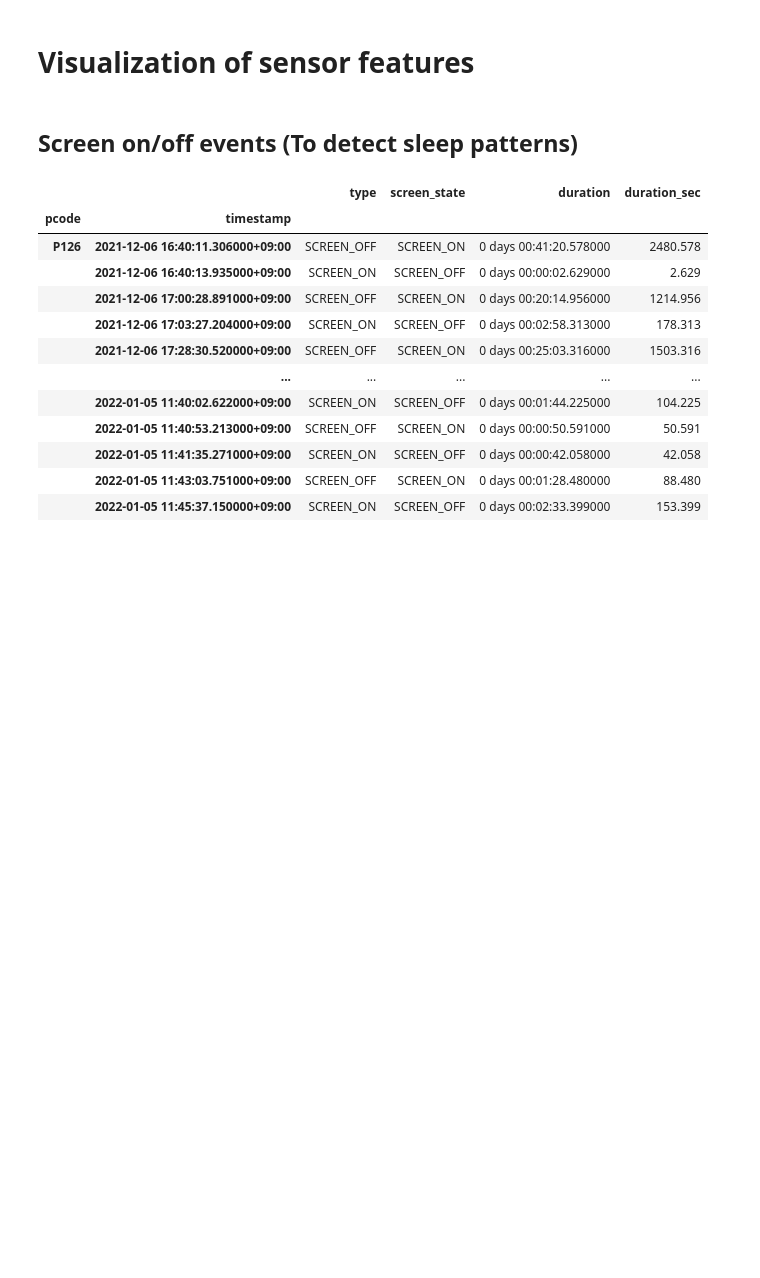
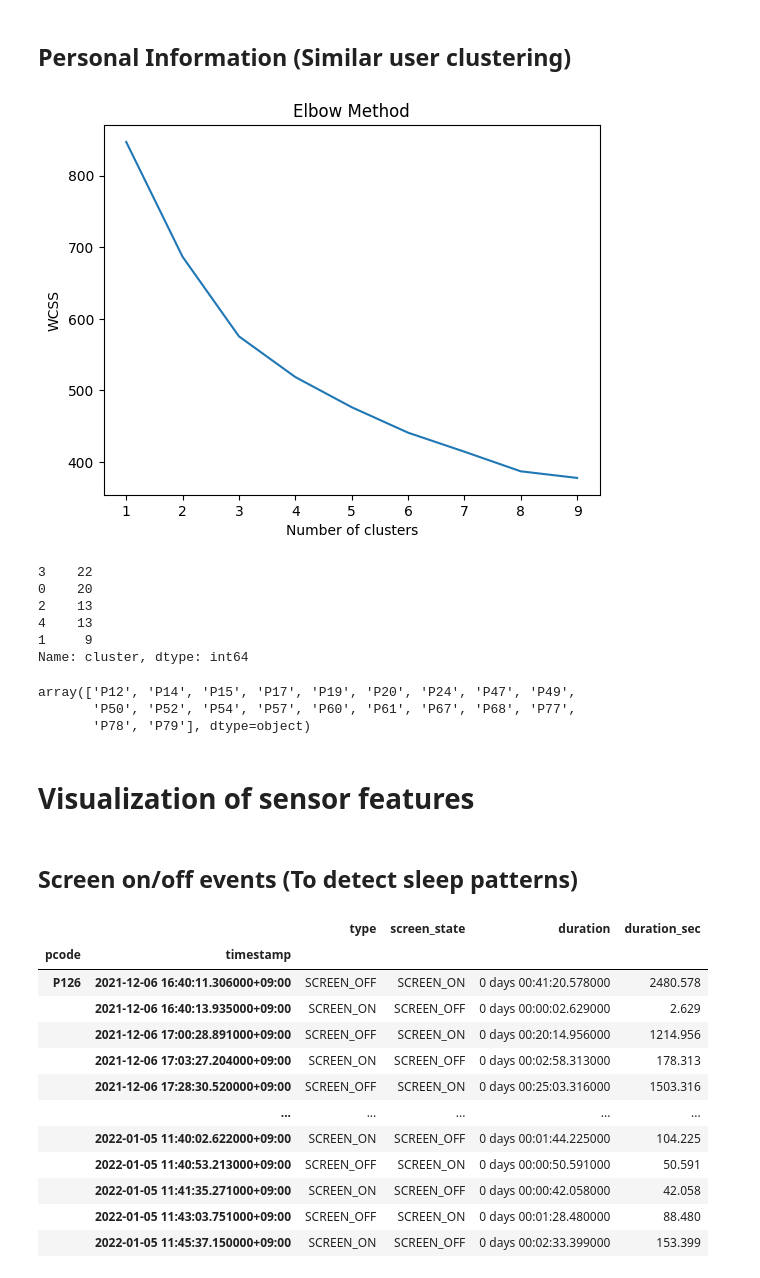
Before and after one commit to SteinPanyu/IndependentReproducibility, a Jupyter notebook: EDA.ipynb, the cells around one changed output. Drawn from its saved outputs; the diff is of its cells as text; code cells hidden in the pictures; blank space fills up the shorter version.

```diff
--- a/EDA.ipynb
+++ b/EDA.ipynb
@@ -19,0 +56,45 @@ from Funcs.Utility import *
+# %% [markdown]
+## Personal Information (Similar user clustering)
+# %%
+PARTICIPANTS = pd.read_csv(os.path.join(PATH_INTERMEDIATE, 'proc', 'PARTICIPANT_INFO.csv'),index_col = 'pcode')
+PINFO = PARTICIPANTS.assign(
+    AGE=lambda x: x['age'],
+    GEN=lambda x: x['gender'],
+    BFI_OPN=lambda x: x['openness'],
+    BFI_CON=lambda x: x['conscientiousness'],
+    BFI_NEU=lambda x: x['neuroticism'],
+    BFI_EXT=lambda x: x['extraversion'],
+    BFI_AGR=lambda x: x['agreeableness'],
+    PSS=lambda x: x['PSS10'],
+    PHQ=lambda x: x['PHQ9'],
+    GHQ=lambda x: x['GHQ12'],
+)[[
+    'AGE', 'GEN', 'BFI_OPN', 'BFI_CON', 'BFI_NEU', 'BFI_EXT', 'BFI_AGR', 'PSS10', 'PHQ9', 'GHQ12'
+]]
+PINFO = pd.get_dummies(PINFO, prefix_sep='=', dtype=bool)
+# %%
+from sklearn.cluster import KMeans
+from sklearn.preprocessing import StandardScaler
+from sklearn.decomposition import PCA
+import pandas as pd
+import matplotlib.pyplot as plt
+
+df = PINFO
+# assuming df is your DataFrame and it only contains numerical columns
+# standardize the data
+scaler = StandardScaler()
+df_scaled = scaler.fit_transform(df)
+
+# determine the optimal number of clusters
+wcss = []
+for i in range(1, 10):
+    kmeans = KMeans(n_clusters=i, init='k-means++', max_iter=300, n_init=10, random_state=0)
+    kmeans.fit(df_scaled)
+    wcss.append(kmeans.inertia_)
+plt.plot(range(1, 10), wcss)
+plt.title('Elbow Method')
+plt.xlabel('Number of clusters')
+plt.ylabel('WCSS')
+plt.show()
+# %% [output]
+[figure, added]
@@ -19,0 +110,15 @@ from Funcs.Utility import *
+# %%
+df['cluster'].value_counts()
+# %% [output]
+3    22
+0    20
+2    13
+4    13
+1     9
+Name: cluster, dtype: int64
+# %%
+df[df['cluster'] == 0].index.values
+# %% [output]
+array(['P12', 'P14', 'P15', 'P17', 'P19', 'P20', 'P24', 'P47', 'P49',
+       'P50', 'P52', 'P54', 'P57', 'P60', 'P61', 'P67', 'P68', 'P77',
+       'P78', 'P79'], dtype=object)
```
Also changed, not shown: parts of 9 cells of this notebook, 1 other file.
